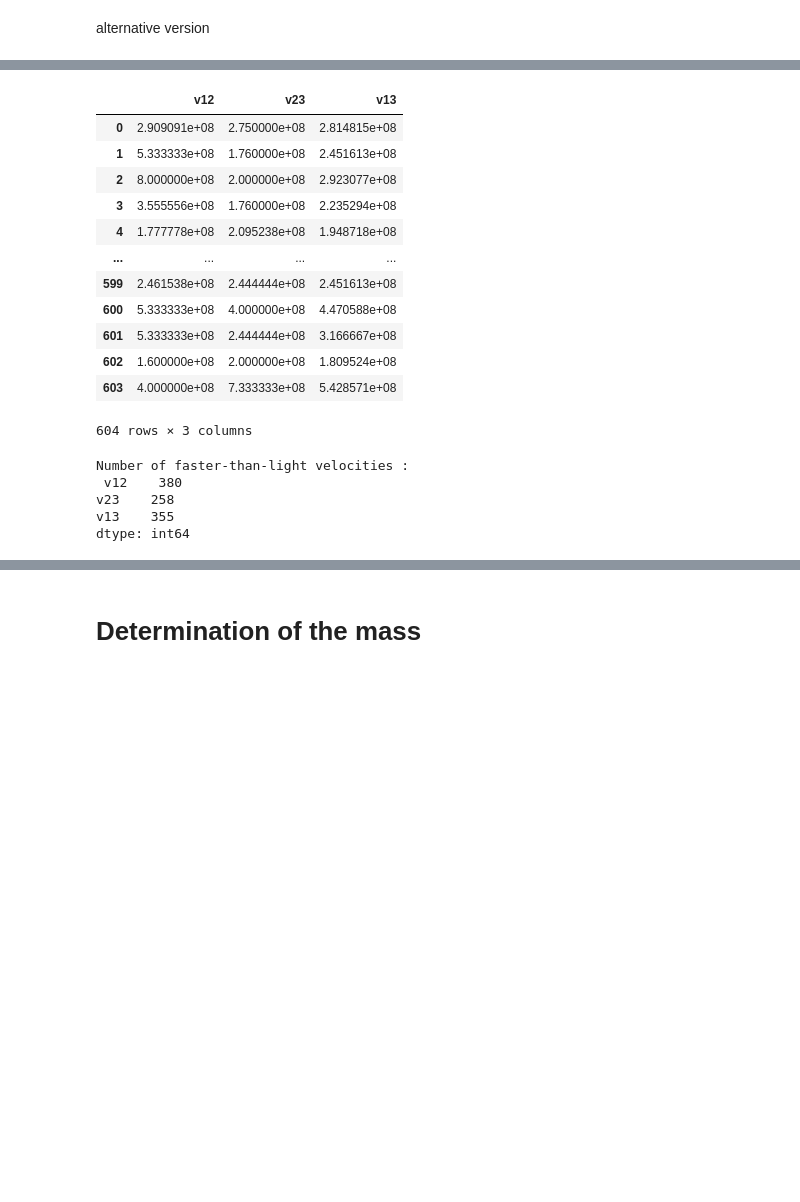
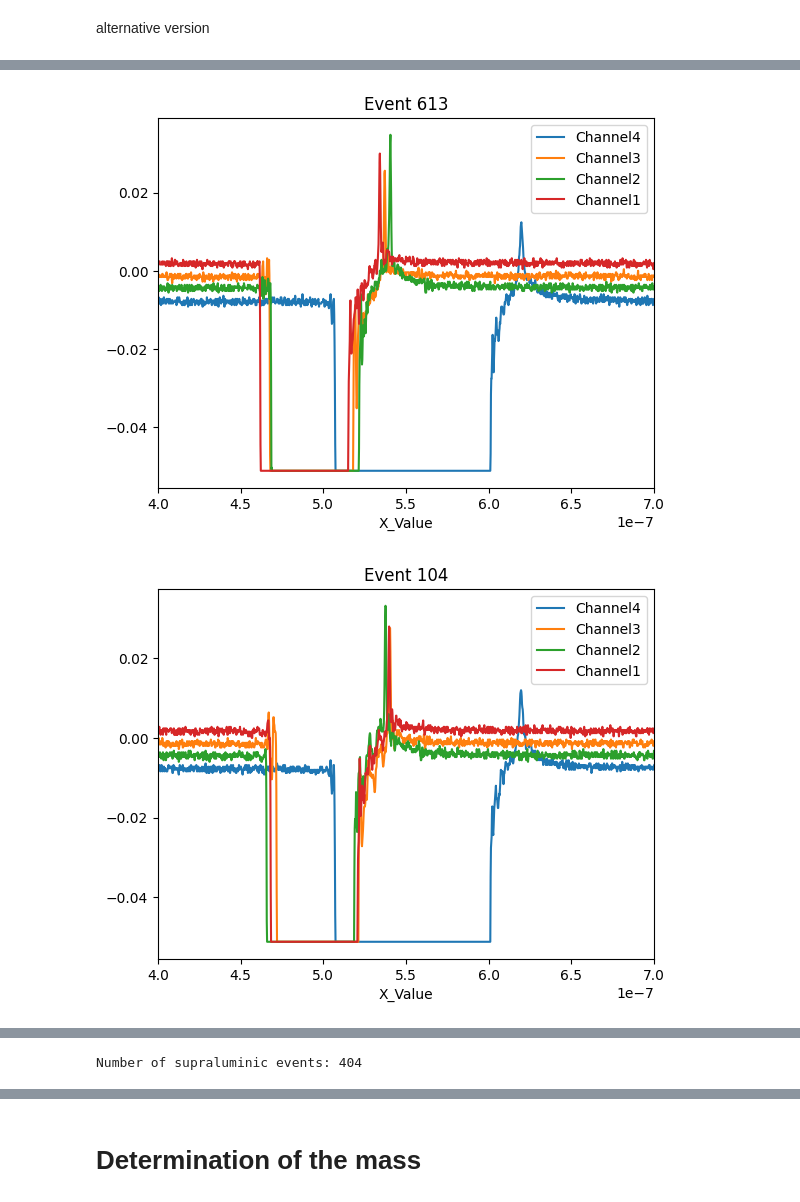
Before and after one commit to samuel-rms/AstroMu, a Jupyter notebook: analysis.ipynb, the cells around one changed output, grey strips where cells are left out. Drawn from its saved outputs; the diff is of its cells as text; code cells hidden in the pictures; blank space fills up the shorter version.

```diff
--- a/analysis.ipynb
+++ b/analysis.ipynb
@@ -245,0 +237,12 @@ Number of dropped event: 31
+# %%
+def randplot_excluded(df,num):
+    assert num <= max(df.index), "num should be less or equal to the maximal index of df !"
+    nfalse =np.random.randint(0,len(df), size=num)
+    for n in list(nfalse):
+        id = df.iloc[n,0]
+        plot_event(id)
+# %%
+randplot_excluded(excluded_detect_times, 3)
+# %% [output]
+[figure, added]
+[figure, added]
@@ -246,34 +250,20 @@ Number of dropped event: 31
 # %%
 def compute_velocities(Dt):
-    velocities = pd.DataFrame(columns=['v12','v23','v13'])
-    velocities['v12']= D12/Dt['Dt12']
-    velocities['v23']= D23/Dt['Dt23']
-    velocities['v13']=D13/Dt['Dt13']
+    velocities = pd.DataFrame(columns=['Event_ID','v12','v23','v13'])
 
-    return  velocities
+    velocities['Event_ID']= Dt['Event_ID']
+    velocities['v12']= D12/Dt['Dt21']
+    velocities['v23']= D23/Dt['Dt32']
+    velocities['v13']=D13/Dt['Dt31']
+
+    mask = (velocities.v12/c > 1) | (velocities.v23/c > 1) | (velocities.v13/c > 1)
+    false_velocities = velocities[mask]
+    true_velocities = velocities[~mask]
+
+    print('Number of supraluminic events:', len(false_velocities))
+
+    return  false_velocities, true_velocities
+
+false_vel, true_vel = compute_velocities(kept_detection_times)
+# %% [output]
+Number of supraluminic events: 404
-# %%
-velocities=compute_velocities(kept_detection_times)
-velocities
-# %% [output]
-|  | v12 | v23 | v13 |
-| 0 | 2.909091e+08 | 2.750000e+08 | 2.814815e+08 |
-| 1 | 5.333333e+08 | 1.760000e+08 | 2.451613e+08 |
-| 2 | 8.000000e+08 | 2.000000e+08 | 2.923077e+08 |
-| 3 | 3.555556e+08 | 1.760000e+08 | 2.235294e+08 |
-| 4 | 1.777778e+08 | 2.095238e+08 | 1.948718e+08 |
-| ... | ... | ... | ... |
-| 599 | 2.461538e+08 | 2.444444e+08 | 2.451613e+08 |
-| 600 | 5.333333e+08 | 4.000000e+08 | 4.470588e+08 |
-| 601 | 5.333333e+08 | 2.444444e+08 | 3.166667e+08 |
-| 602 | 1.600000e+08 | 2.000000e+08 | 1.809524e+08 |
-| 603 | 4.000000e+08 | 7.333333e+08 | 5.428571e+08 |
-604 rows × 3 columns
-# %%
-mask = velocities/c > 1
-print('Number of faster-than-light velocities : \n', np.sum(mask))
-# %% [output]
-Number of faster-than-light velocities :
- v12    380
-v23    258
-v13    355
-dtype: int64
```
Also changed, not shown: parts of 11 cells of this notebook.
